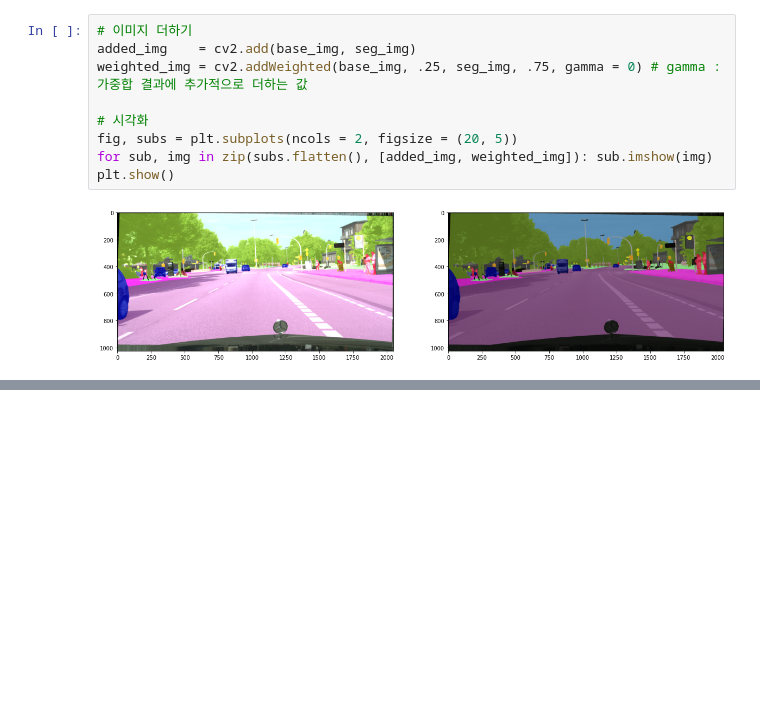
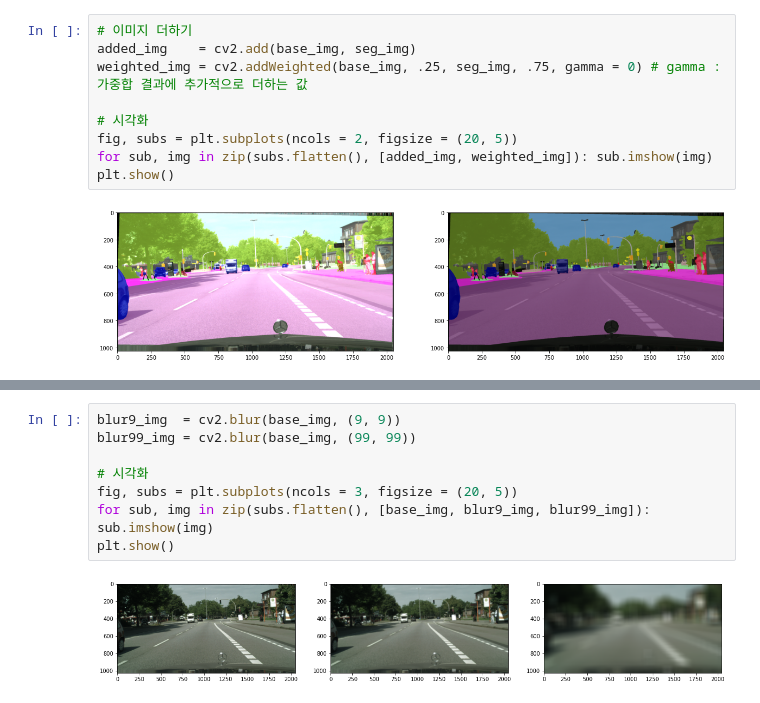
Before and after one commit to Kwan-Gu/data_science, a Jupyter notebook: ML/Segmentation/OpenCV/Basic_OpenCV.ipynb, the cells around one changed output, grey strips where cells are left out. Saved outputs shown, nothing was run; the diff lists cells and outputs as text; blank space fills up the shorter version.

```diff
--- a/ML/Segmentation/OpenCV/Basic_OpenCV.ipynb
+++ b/ML/Segmentation/OpenCV/Basic_OpenCV.ipynb
@@ -119,0 +143,10 @@ plt.show()
+# %%
+blur9_img  = cv2.blur(base_img, (9, 9))
+blur99_img = cv2.blur(base_img, (99, 99))
+
+# 시각화
+fig, subs = plt.subplots(ncols = 3, figsize = (20, 5))
+for sub, img in zip(subs.flatten(), [base_img, blur9_img, blur99_img]): sub.imshow(img)
+plt.show()
+# %% [output]
+[figure, added]
```
Also changed, not shown: parts of 10 cells of this notebook, 2 other files.
